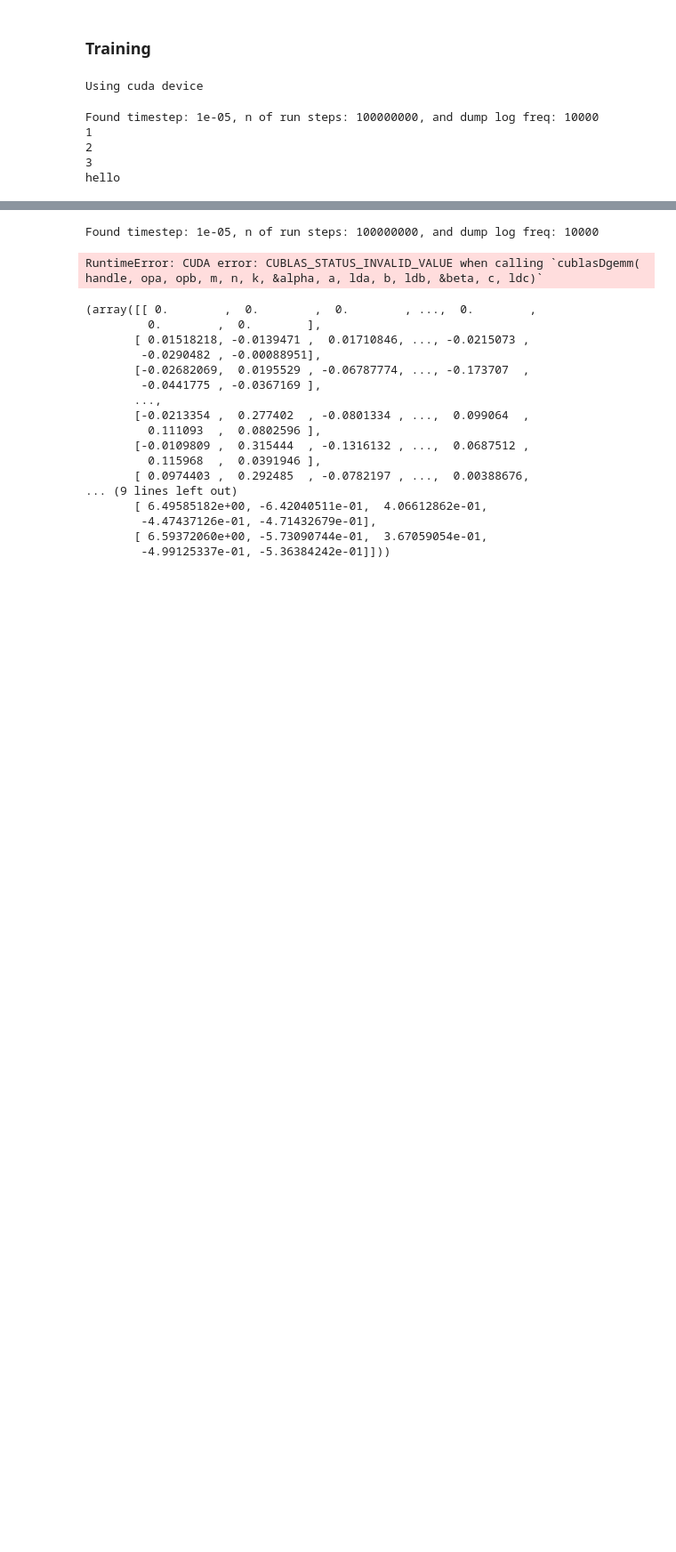
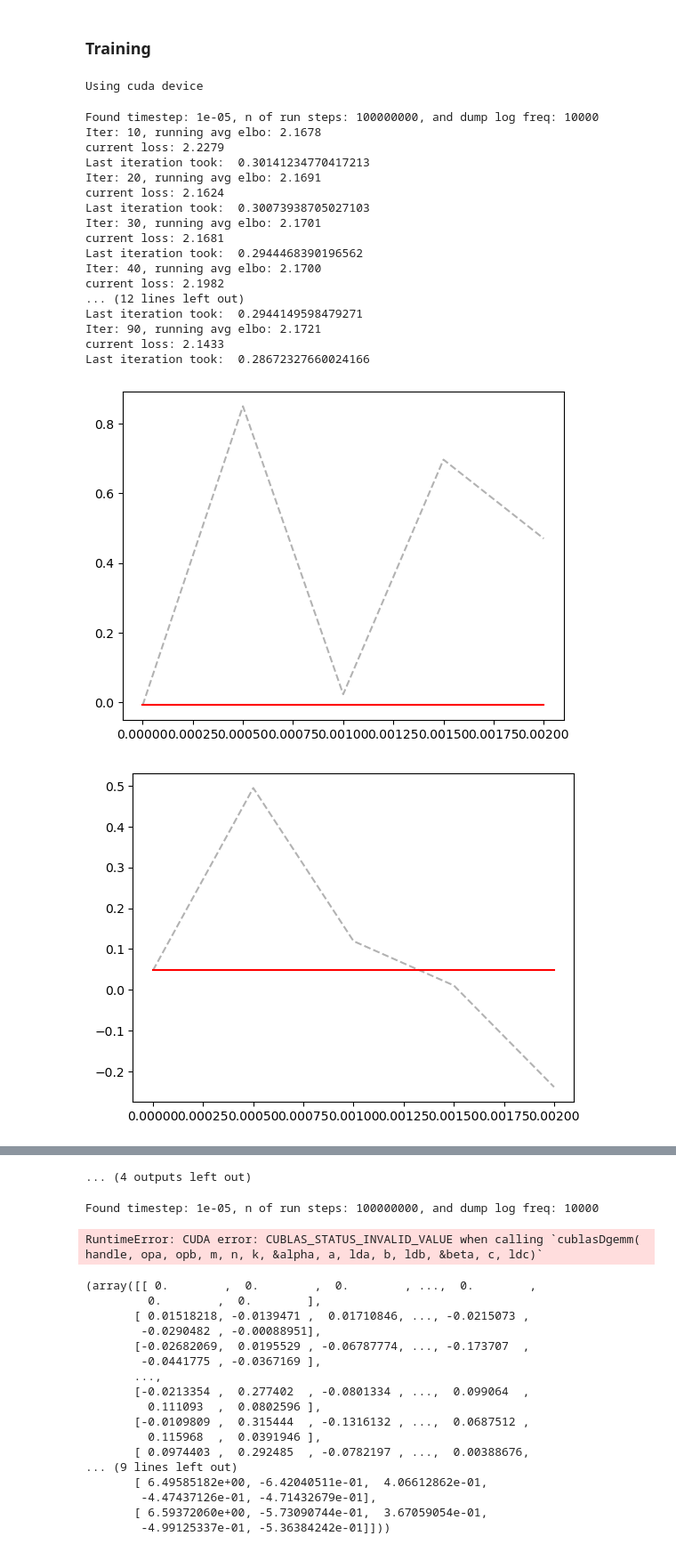
Before and after one commit to jakublala/coarsegrained-md-neural-ode, a Jupyter notebook: cg_potential.ipynb, the cells around one changed output, grey strips where cells are left out. Shown at 89% size. Drawn from its saved outputs; the diff is of its cells as text; code cells hidden in the pictures; blank space fills up the shorter version.

Commit message:
training on translational ONLY runnable

```diff
--- a/cg_potential.ipynb
+++ b/cg_potential.ipynb
@@ -281,10 +283,10 @@ def get_batch_mod(traj, batch_size, batch_length, dt):
 
     batch_t = torch.linspace(0.0,dt*(batch_length-1),batch_length).to(device)
 
-    vels = traj[0][sampled_is,sampled_js,:,:].view(nparticles, batch_size, vel_dim)
-    ang_vels = traj[1][sampled_is,sampled_js,:,:].view(nparticles, batch_size, angvel_dim)
-    coms = traj[2][sampled_is,sampled_js,:,:].view(nparticles, batch_size, com_dim)
-    quats = traj[3][sampled_is,sampled_js,:,:].view(nparticles, batch_size, quat_dim)
+    vels = torch.swapaxes(traj[0][sampled_is,sampled_js,:,:], 0, 1)
+    ang_vels = torch.swapaxes(traj[1][sampled_is,sampled_js,:,:], 0, 1)
+    coms = torch.swapaxes(traj[2][sampled_is,sampled_js,:,:], 0, 1)
+    quats = torch.swapaxes(traj[3][sampled_is,sampled_js,:,:], 0, 1)
 
     pos_init = (vels, ang_vels, coms, quats)
 
@@ -297,8 +299,7 @@ def get_batch_mod(traj, batch_size, batch_length, dt):
         ang_vels = traj[1][sampled_is[i],sampled_js[i]:sampled_js[i]+batch_length,:].reshape(nparticles, batch_length, angvel_dim)
         coms = traj[2][sampled_is[i],sampled_js[i]:sampled_js[i]+batch_length,:].reshape(nparticles, batch_length, com_dim)
         quats = traj[3][sampled_is[i],sampled_js[i]:sampled_js[i]+batch_length,:].reshape(nparticles, batch_length, quat_dim)
-        # x = torch.cat((vels, ang_vels, coms, quats), dim=1)
-        # sampled_trajs.append(x)
+
         sampled_vels.append(vels)
         sampled_ang_vels.append(ang_vels)
         sampled_coms.append(coms)
@@ -309,10 +310,11 @@ def get_batch_mod(traj, batch_size, batch_length, dt):
     sampled_coms = torch.stack(sampled_coms, dim=1).type(torch.float64)
     sampled_quats = torch.stack(sampled_quats, dim=1).type(torch.float64)
     batch_trajs = (sampled_vels, sampled_ang_vels, sampled_coms, sampled_quats)
+
     return batch_t, pos_init, batch_trajs
 # %%
 from diffmd.solvers import odeint_adjoint
-torch.manual_seed(0)
+torch.manual_seed(5)
 
 prefix = 'hexagons/trajectories/dump_2503/cutoff-2.5/'
 file_name = prefix+'NVE-temp-1.5_K-0.0272108843537415_r-0_s-5'
@@ -328,13 +330,13 @@ centre_of_masses, quaternions, velocities, ang_velocities, ang_momenta, inertia
 inertia = process_inertia(inertia)
 trajectory = process_data(centre_of_masses, quaternions, velocities, ang_momenta, inertia)
 
-niters = 10
-nn_width = 25
+niters = 5000
+nn_width = 50
 nn_depth = 2
-learning_rate = 1e-1
+learning_rate = 1.0
 nparticles = 2 # trajectory[2].shape[0] ?
 batch_size = 800
-batch_length = 10
+batch_length = 20
 
 # Trying to learn dynamics only from centre of masses
 quats = torch.zeros_like(trajectory[3])
@@ -352,37 +354,61 @@ func = ODEFunc(nparticles, inertia, dim, nn_width, nn_depth).to(device)
 optimizer = torch.optim.Adam(func.parameters(), lr=learning_rate)
 
 for itr in range(1, niters + 1):
-    print(itr)
     start = time.perf_counter()
     optimizer.zero_grad()
 
     # HACK: to try sending in a trajectory
     batch_t, batch_y0, batch_y = get_batch_mod(trajectory, batch_size, batch_length, 0.0005)
     pred_y = odeint_adjoint(func, batch_y0, batch_t, method='NVE')
 
     pred_y = torch.cat(pred_y, dim=-1)
     batch_y = torch.cat(batch_y, dim=-1).view(pred_y.shape)
 
     # TODO: train only on specifics and not all of the data
-    loss = torch.mean(torch.abs(pred_y - batch_y))
+    # training only on translational information
+    pred_y_trans = torch.cat((pred_y[:, :, :, 0:3], pred_y[:, :, :, 6:9]))
+    batch_y_trans = torch.cat((batch_y[:, :, :, 0:3], batch_y[:, :, :, 6:9]))
+
+    loss = torch.mean(torch.abs(pred_y_trans - batch_y_trans))
     loss.backward()
     optimizer.step()
     loss_meter.update(loss.item())
 
     if itr % 100 == 0:
         with torch.no_grad():
-            for i in range(6):
+            ind_vel = [0, 1, 2]
+            ind_pos = [6, 7, 8]
+            for i in ind_vel:
                 plt.plot(batch_t.cpu().numpy(), batch_y.cpu().numpy()[:,0,0,i], 'k--', alpha=0.3, label=f'true {i}')
                 plt.plot(batch_t.cpu().numpy(), pred_y.cpu().numpy()[:,0,0,i], 'r-', label=f'pred {i}')
             plt.show()
+            for i in ind_pos:
+                plt.plot(batch_t.cpu().numpy(), batch_y.cpu().numpy()[:,0,0,i], 'k--', alpha=0.3, label=f'true {i}')
+                plt.plot(batch_t.cpu().numpy(), pred_y.cpu().numpy()[:,0,0,i], 'r-', label=f'pred {i}')
+            plt.show()
+
 
     if itr % 10 == 0: # output log throughout
         print('Iter: {}, running avg elbo: {:.4f}'.format(itr, loss_meter.avg))
         print('current loss: {:.4f}'.format(loss_meter.val))
         print('Last iteration took: ', time.perf_counter() - start)
 # %% [output]
 Found timestep: 1e-05, n of run steps: 100000000, and dump log freq: 10000
-1
-2
-3
-hello
+Iter: 10, running avg elbo: 2.1678
+current loss: 2.2279
+Last iteration took:  0.30141234770417213
+Iter: 20, running avg elbo: 2.1691
+current loss: 2.1624
+Last iteration took:  0.30073938705027103
+Iter: 30, running avg elbo: 2.1701
+current loss: 2.1681
+Last iteration took:  0.2944468390196562
+Iter: 40, running avg elbo: 2.1700
+current loss: 2.1982
+... (12 lines left out)
+Last iteration took:  0.2944149598479271
+Iter: 90, running avg elbo: 2.1721
+current loss: 2.1433
+Last iteration took:  0.28672327660024166
+[figure, added]
+[figure, added]
@@ -390,3 +440,4 @@ AssertionError: separation vector not normalised
+... (4 outputs left out)
 # %%
 from diffmd.solvers import odeint_adjoint
 
```
Also changed, not shown: parts of 5 cells of this notebook, 2 other files.
